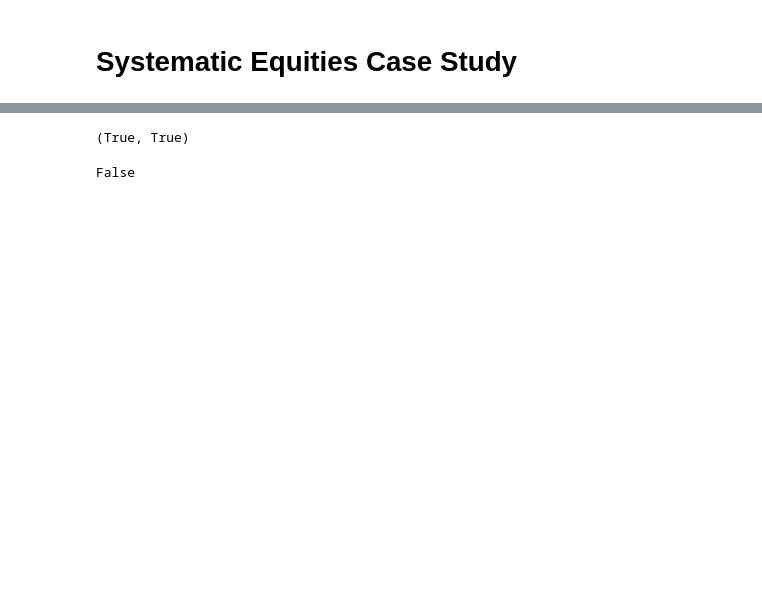
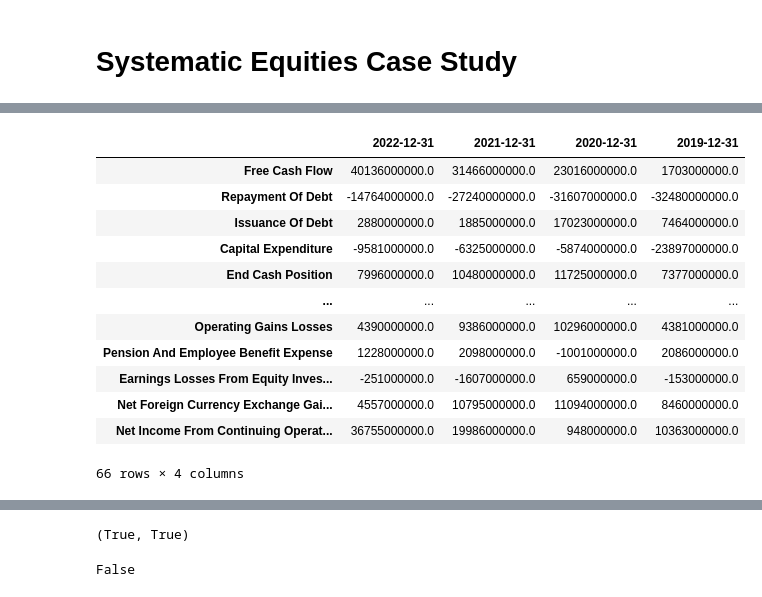
Before and after one commit to anaconda121/CTC, a Jupyter notebook: CTC_Systematic_Equities_Notebook.ipynb, the cells around one changed output, grey strips where cells are left out. Saved outputs shown, nothing was run; the diff lists cells and outputs as text; code cells hidden in the pictures; blank space fills up the shorter version.

```diff
--- a/CTC_Systematic_Equities_Notebook.ipynb
+++ b/CTC_Systematic_Equities_Notebook.ipynb
@@ -78,4 +78,25 @@ data["BRA"]["Adj Close"]
 | 2022-12-29 | 5.153551 | 4.720000 | 4.060 | 10.580 | 17.150000 |
 | 2022-12-30 | 5.153551 | 4.710000 | 4.170 | 10.580 | 16.830000 |
 2076 rows × 5 columns
+# %%
+# https://github.com/ranaroussi/yfinance
+def explore_data(ticker, start_date, end_date, timespan):
+    ticker_obj = yf.Ticker(ticker)
+    return ticker_obj.cashflow
+# %%
+explore_data("PBR", "2015-01-01", "2023-01-01", "1mo")
+# %% [output]
+|  | 2022-12-31 | 2021-12-31 | 2020-12-31 | 2019-12-31 |
+| Free Cash Flow | 40136000000.0 | 31466000000.0 | 23016000000.0 | 1703000000.0 |
+| Repayment Of Debt | -14764000000.0 | -27240000000.0 | -31607000000.0 | -32480000000.0 |
+| Issuance Of Debt | 2880000000.0 | 1885000000.0 | 17023000000.0 | 7464000000.0 |
+| Capital Expenditure | -9581000000.0 | -6325000000.0 | -5874000000.0 | -23897000000.0 |
+| End Cash Position | 7996000000.0 | 10480000000.0 | 11725000000.0 | 7377000000.0 |
+| ... | ... | ... | ... | ... |
+| Operating Gains Losses | 4390000000.0 | 9386000000.0 | 10296000000.0 | 4381000000.0 |
+| Pension And Employee Benefit Expense | 1228000000.0 | 2098000000.0 | -1001000000.0 | 2086000000.0 |
+| Earnings Losses From Equity Inves... | -251000000.0 | -1607000000.0 | 659000000.0 | -153000000.0 |
+| Net Foreign Currency Exchange Gai... | 4557000000.0 | 10795000000.0 | 11094000000.0 | 8460000000.0 |
+| Net Income From Continuing Operat... | 36755000000.0 | 19986000000.0 | 948000000.0 | 10363000000.0 |
+66 rows × 4 columns
 # %%
```
Also changed, not shown: parts of 3 cells of this notebook.
